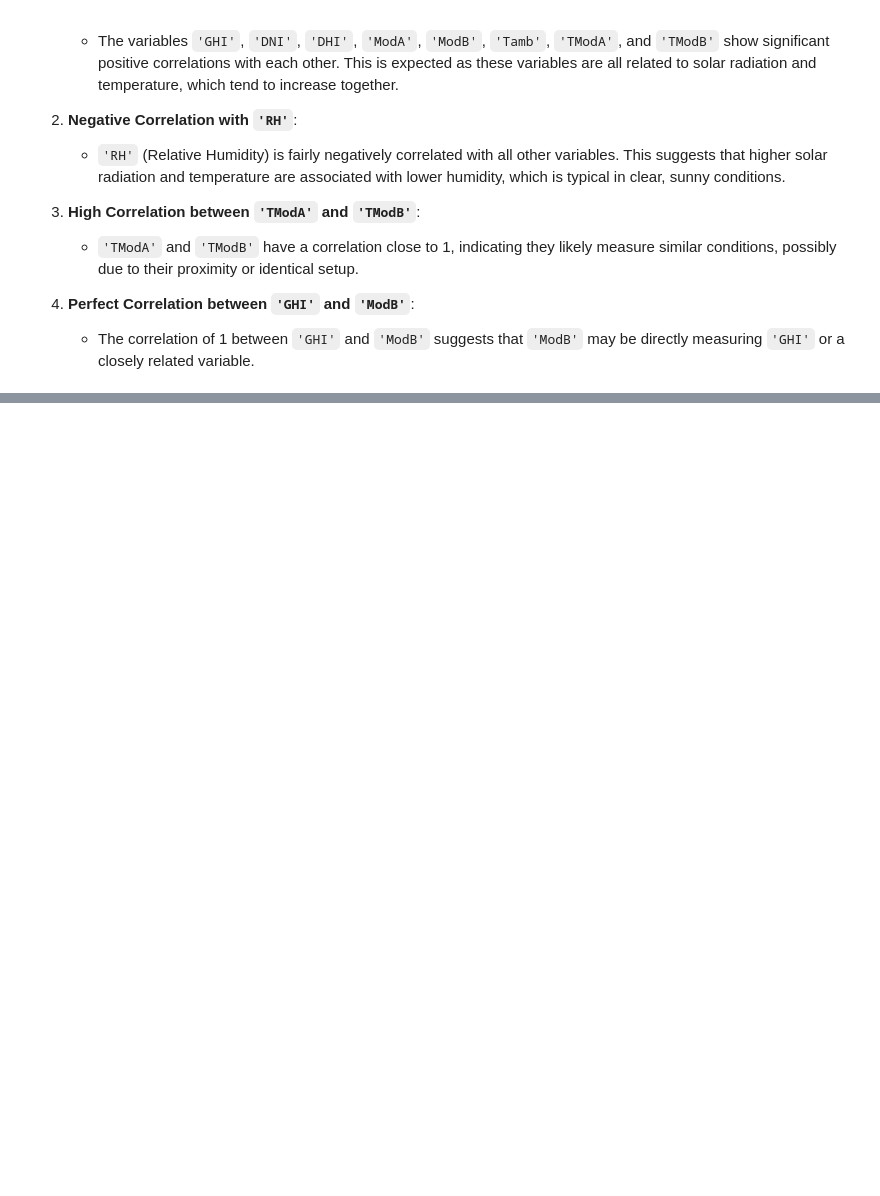
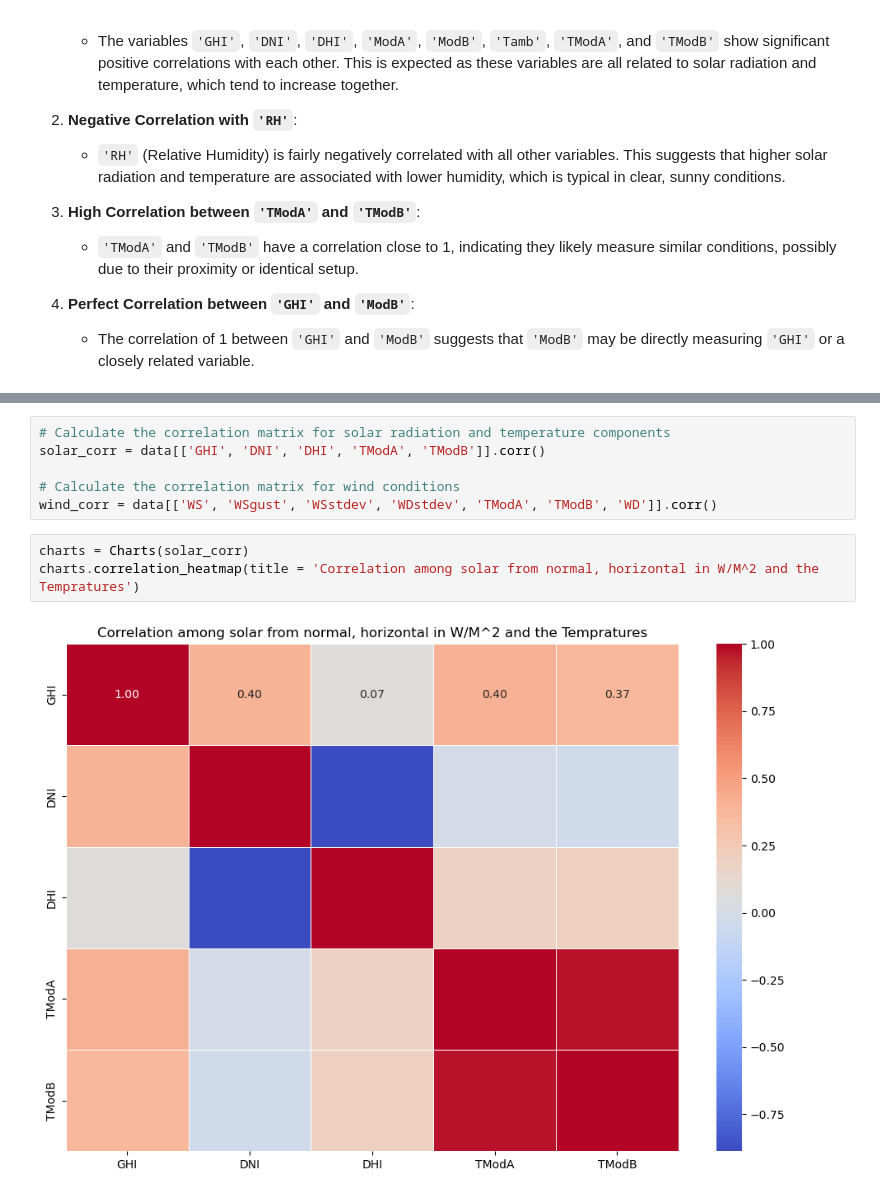
Before and after one commit to davedawitdave/Solar-Insights-Data-Driven-Exploration-and-Interactive-Dashboard-for-Solar-Radiation-Measurement, a Jupyter notebook: Notebooks/data exploration.ipynb, the cells around one changed output, grey strips where cells are left out. Saved outputs shown, nothing was run; the diff lists cells and outputs as text; blank space fills up the shorter version.

```diff
--- a/Notebooks/data exploration.ipynb
+++ b/Notebooks/data exploration.ipynb
@@ -122,0 +229,11 @@ plt.show()
+# %%
+# Calculate the correlation matrix for solar radiation and temperature components
+solar_corr = data[['GHI', 'DNI', 'DHI', 'TModA', 'TModB']].corr()
+
+# Calculate the correlation matrix for wind conditions
+wind_corr = data[['WS', 'WSgust', 'WSstdev', 'WDstdev', 'TModA', 'TModB', 'WD']].corr()
+# %%
+charts = Charts(solar_corr)
+charts.correlation_heatmap(title = 'Correlation among solar from normal, horizontal in W/M^2 and the Tempratures')
+# %% [output]
+[figure, added]
```
Also changed, not shown: parts of 26 cells of this notebook, 2 other files.
